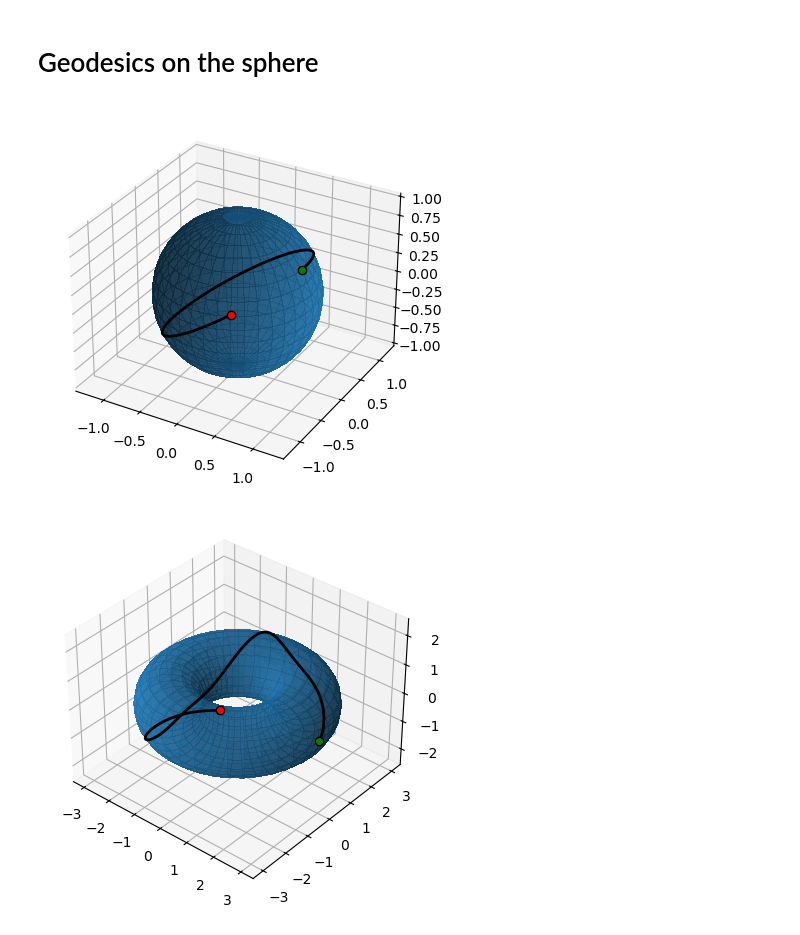
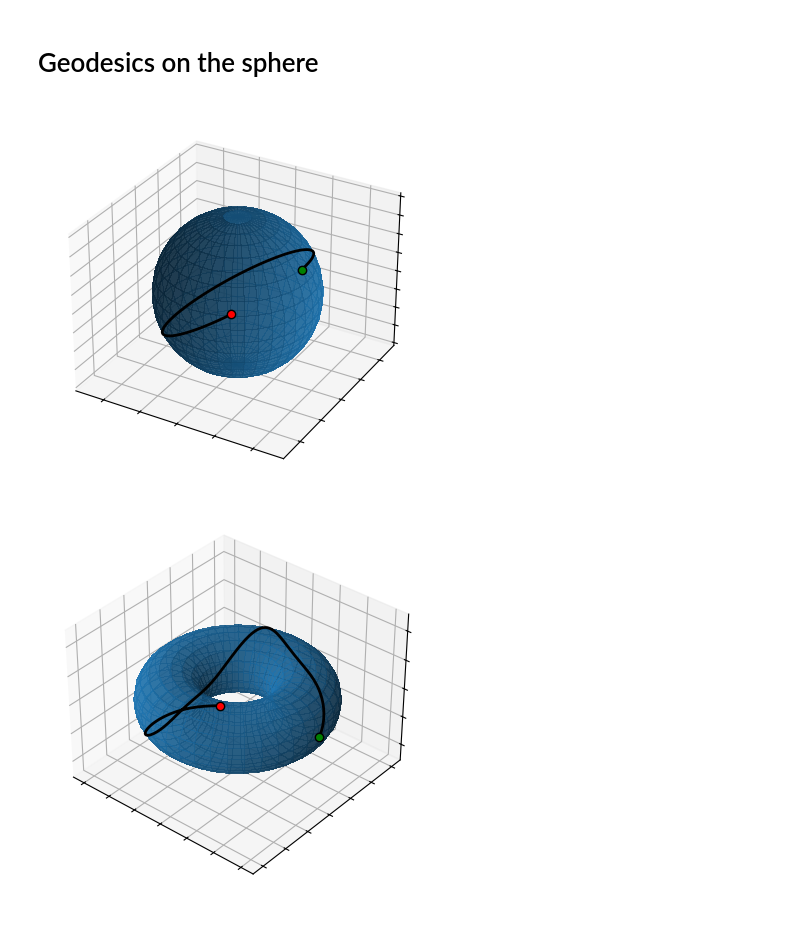
Before and after one commit to pcestola/numerical_methods_geodesics_visualisation, a Jupyter notebook: src/test.ipynb, the cells around one changed output. Saved outputs shown, nothing was run; the diff lists cells and outputs as text; code cells hidden in the pictures.

```diff
--- a/src/test.ipynb
+++ b/src/test.ipynb
@@ -9,28 +9,29 @@ from numerical_solver import MultiStepSolver, draw_solver_solution
 # %%
 # Numerical solver hyperparameters
 total_time = 2*np.pi
 steps_number = 100
 
 # Initial condition
 initial_condition = np.array([
     0,  # u0
     1,  # v0
     1,  # u'0
     0   # v'0
 ])
 
 # Geometric domain
 geometry = Sphere()
 
 # Numerical solution
 solver = MultiStepSolver(geometry, RungeKutta(4), AdamsBashforth(4))
 solution = solver.solve(initial_condition, total_time, steps_number)
 
 # Drawing
 fig, ax = draw_solver_solution(geometry, solution, (0,2*np.pi,40), (0,np.pi,20))
+ax.tick_params(axis='both', which='both', length=0, labelleft=False, labelbottom=False)
 plt.show()
 # %% [output]
-[figure, old version]
+[figure, new version]
 # %%
 # Numerical solver hyperparameters
 total_time = 4*np.pi
@@ -53,6 +54,7 @@ solution = solver.solve(initial_condition, total_time, steps_number)
 # Drawing
 fig, ax = draw_solver_solution(geometry, solution, (0,2*np.pi,40), (0,2*np.pi,20))
 ax.view_init(elev=35, azim=-50)
+ax.tick_params(axis='both', which='both', length=0, labelleft=False, labelbottom=False)
 plt.show()
 # %% [output]
-[figure, old version]
+[figure, new version]
```
Also changed, not shown: parts of 1 cell of this notebook, 2 other files.
